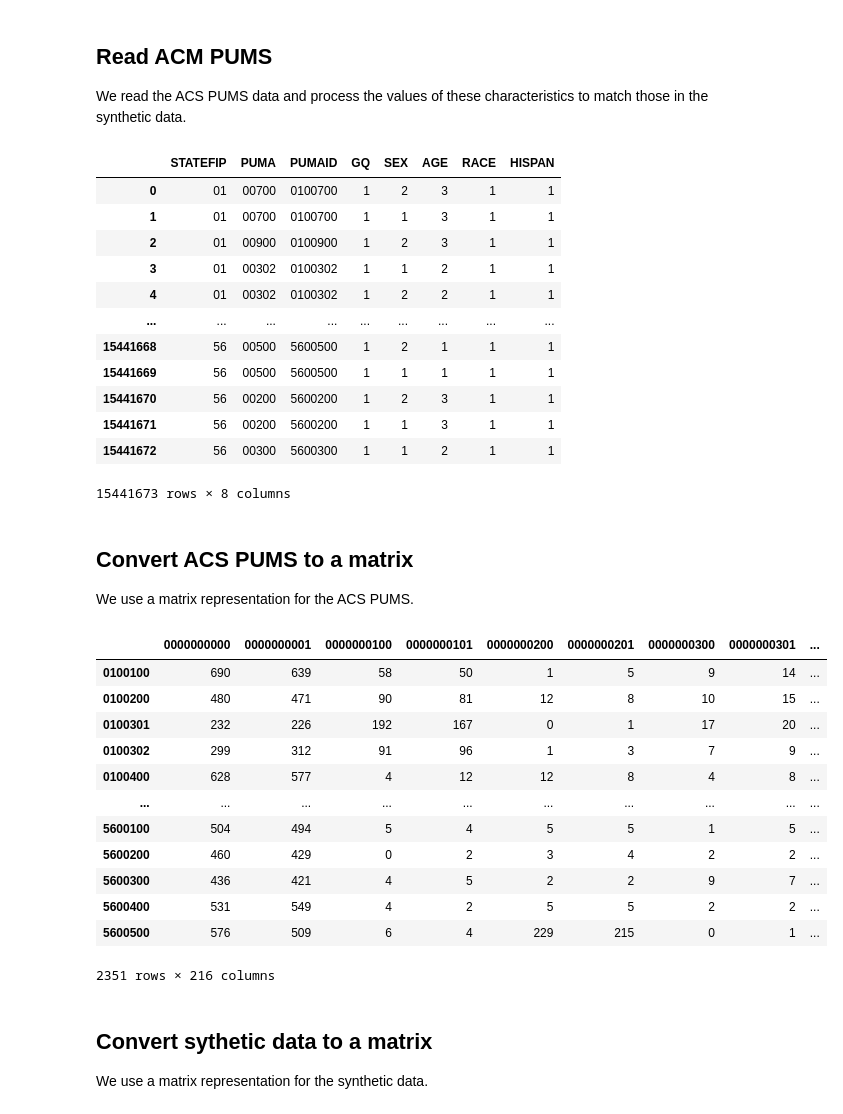
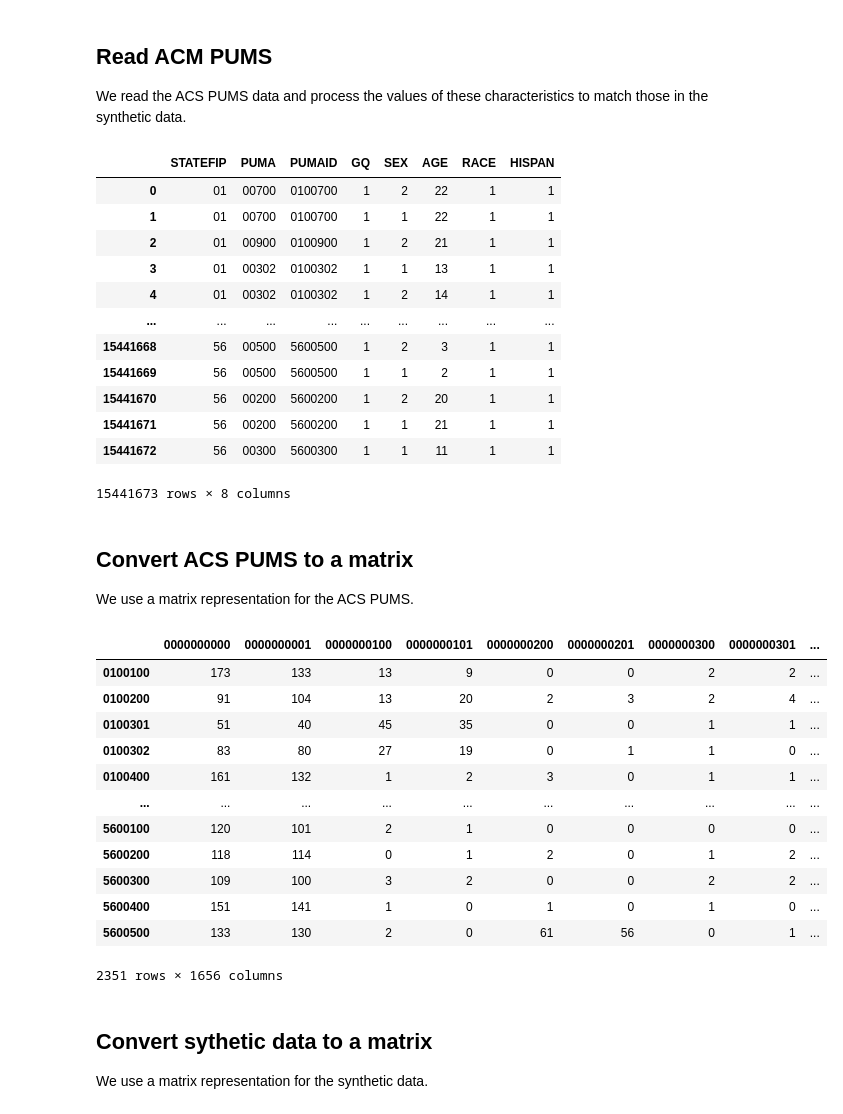
Before and after one commit to linyuehzzz/synthetic-populations, a Jupyter notebook: usa/validation.ipynb, the cells around one changed output. Cells and saved outputs as stored; diff of their text form; code cells hidden in the pictures.

```diff
--- a/usa/validation.ipynb
+++ b/usa/validation.ipynb
@@ -23,9 +23,29 @@ data_pums.loc[data_pums["GQ"] == 3, "GQ"] = 2
 data_pums.loc[data_pums["GQ"] == 4, "GQ"] = 3
 
 # AGE
-data_pums.loc[data_pums["AGE"] < 18, "AGE"] = 1
-data_pums.loc[(data_pums["AGE"] >= 18) & (data_pums["AGE"] < 65), "AGE"] = 2
-data_pums.loc[data_pums["AGE"] >= 65, "AGE"] = 3
+data_pums.loc[data_pums["AGE"] < 5, "AGE"] = 1
+data_pums.loc[(data_pums["AGE"] >= 5) & (data_pums["AGE"] <= 9), "AGE"] = 2
+data_pums.loc[(data_pums["AGE"] >= 10) & (data_pums["AGE"] <= 14), "AGE"] = 3
+data_pums.loc[(data_pums["AGE"] >= 15) & (data_pums["AGE"] <= 17), "AGE"] = 4
+data_pums.loc[(data_pums["AGE"] >= 18) & (data_pums["AGE"] <= 19), "AGE"] = 5
+data_pums.loc[data_pums["AGE"] == 20, "AGE"] = 6
+data_pums.loc[data_pums["AGE"] == 21, "AGE"] = 7
+data_pums.loc[(data_pums["AGE"] >= 22) & (data_pums["AGE"] <= 24), "AGE"] = 8
+data_pums.loc[(data_pums["AGE"] >= 25) & (data_pums["AGE"] <= 29), "AGE"] = 9
+data_pums.loc[(data_pums["AGE"] >= 30) & (data_pums["AGE"] <= 34), "AGE"] = 10
+data_pums.loc[(data_pums["AGE"] >= 35) & (data_pums["AGE"] <= 39), "AGE"] = 11
+data_pums.loc[(data_pums["AGE"] >= 40) & (data_pums["AGE"] <= 44), "AGE"] = 12
+data_pums.loc[(data_pums["AGE"] >= 45) & (data_pums["AGE"] <= 49), "AGE"] = 13
+data_pums.loc[(data_pums["AGE"] >= 50) & (data_pums["AGE"] <= 54), "AGE"] = 14
+data_pums.loc[(data_pums["AGE"] >= 55) & (data_pums["AGE"] <= 59), "AGE"] = 15
+data_pums.loc[(data_pums["AGE"] >= 60) & (data_pums["AGE"] <= 61), "AGE"] = 16
+data_pums.loc[(data_pums["AGE"] >= 62) & (data_pums["AGE"] <= 64), "AGE"] = 17
+data_pums.loc[(data_pums["AGE"] >= 65) & (data_pums["AGE"] <= 66), "AGE"] = 18
+data_pums.loc[(data_pums["AGE"] >= 67) & (data_pums["AGE"] <= 69), "AGE"] = 19
+data_pums.loc[(data_pums["AGE"] >= 70) & (data_pums["AGE"] <= 74), "AGE"] = 20
+data_pums.loc[(data_pums["AGE"] >= 75) & (data_pums["AGE"] <= 79), "AGE"] = 21
+data_pums.loc[(data_pums["AGE"] >= 80) & (data_pums["AGE"] <= 84), "AGE"] = 22
+data_pums.loc[data_pums["AGE"] >= 85, "AGE"] = 23
 
 # RACE
 data_pums.loc[(data_pums["RACE"] >= 4) & (data_pums["RACE"] <= 6), "RACE"] = 4
@@ -39,17 +59,17 @@ data_pums.loc[(data_pums["HISPAN"] == 0) | (data_pums["HISPAN"] == 9), "HISPAN"]
 data_pums
 # %% [output]
 |  | STATEFIP | PUMA | PUMAID | GQ | SEX | AGE | RACE | HISPAN |
-| 0 | 01 | 00700 | 0100700 | 1 | 2 | 3 | 1 | 1 |
-| 1 | 01 | 00700 | 0100700 | 1 | 1 | 3 | 1 | 1 |
-| 2 | 01 | 00900 | 0100900 | 1 | 2 | 3 | 1 | 1 |
-| 3 | 01 | 00302 | 0100302 | 1 | 1 | 2 | 1 | 1 |
-| 4 | 01 | 00302 | 0100302 | 1 | 2 | 2 | 1 | 1 |
+| 0 | 01 | 00700 | 0100700 | 1 | 2 | 22 | 1 | 1 |
+| 1 | 01 | 00700 | 0100700 | 1 | 1 | 22 | 1 | 1 |
+| 2 | 01 | 00900 | 0100900 | 1 | 2 | 21 | 1 | 1 |
+| 3 | 01 | 00302 | 0100302 | 1 | 1 | 13 | 1 | 1 |
+| 4 | 01 | 00302 | 0100302 | 1 | 2 | 14 | 1 | 1 |
 | ... | ... | ... | ... | ... | ... | ... | ... | ... |
-| 15441668 | 56 | 00500 | 5600500 | 1 | 2 | 1 | 1 | 1 |
-| 15441669 | 56 | 00500 | 5600500 | 1 | 1 | 1 | 1 | 1 |
-| 15441670 | 56 | 00200 | 5600200 | 1 | 2 | 3 | 1 | 1 |
-| 15441671 | 56 | 00200 | 5600200 | 1 | 1 | 3 | 1 | 1 |
-| 15441672 | 56 | 00300 | 5600300 | 1 | 1 | 2 | 1 | 1 |
+| 15441668 | 56 | 00500 | 5600500 | 1 | 2 | 3 | 1 | 1 |
+| 15441669 | 56 | 00500 | 5600500 | 1 | 1 | 2 | 1 | 1 |
+| 15441670 | 56 | 00200 | 5600200 | 1 | 2 | 20 | 1 | 1 |
+| 15441671 | 56 | 00200 | 5600200 | 1 | 1 | 21 | 1 | 1 |
+| 15441672 | 56 | 00300 | 5600300 | 1 | 1 | 11 | 1 | 1 |
 15441673 rows × 8 columns
 # %% [markdown]
 ## Convert ACS PUMS to a matrix
@@ -58,45 +78,45 @@ We use a matrix representation for the ACS PUMS.
 # %%
 ## PUMS to matrix
 import numpy as np
 import pandas as pd
 
-n1, n2, n3, n4, n5 = 3, 3, 2, 6, 2     # number of attribute combinations: HHGQ (3) ∗ AGE (3) ∗ HISPANIC (2) ∗ RACE (6) ∗ SEX (2)
+n1, n2, n3, n4, n5 = 3, 23, 2, 6, 2     # number of attribute combinations: HHGQ (3) ∗ AGE (23) ∗ HISPANIC (2) ∗ RACE (6) ∗ SEX (2)
 hist_names = np.empty((n1, n2, n3, n4, n5), dtype="U10")
 for k1 in range(n1):
     for k2 in range(n2):
         for k3 in range(n3):
             for k4 in range(n4):
                 for k5 in range(n5):
                     hist_names[k1, k2, k3, k4, k5] = str(k1).zfill(2) + str(k2).zfill(2) + str(k3).zfill(2) + str(k4).zfill(2) + str(k5).zfill(2)
 hist_names = hist_names.flatten()
 pumaids = [*set(data_pums['PUMAID'].to_list())]
 pumaids.sort()
 pums_hist = pd.DataFrame(0, index=range(len(pumaids)), columns=[hist_names])
 pums_hist.index = pumaids
 
 col_names = ["PUMAID", "GQ", "SEX", "AGE", "RACE", "HISPAN"]
 df = data_pums.groupby(col_names).size()
 for idx, item in df.items():
     pumaid = idx[0]
     name = str(idx[1]-1).zfill(2) + str(idx[3]-1).zfill(2) + str(idx[5]-1).zfill(2) + str(idx[4]-1).zfill(2) + str(idx[2]-1).zfill(2)
     pums_hist.at[pumaid, name] = int(item)
 
-# pums_hist.to_csv("data/usa_pums_hist.csv")
+pums_hist.to_csv("data/usa_pums_hist.csv")
 pums_hist
 # %% [output]
 |  | 0000000000 | 0000000001 | 0000000100 | 0000000101 | 0000000200 | 0000000201 | 0000000300 | 0000000301 | ... |
-| 0100100 | 690 | 639 | 58 | 50 | 1 | 5 | 9 | 14 | ... |
-| 0100200 | 480 | 471 | 90 | 81 | 12 | 8 | 10 | 15 | ... |
-| 0100301 | 232 | 226 | 192 | 167 | 0 | 1 | 17 | 20 | ... |
-| 0100302 | 299 | 312 | 91 | 96 | 1 | 3 | 7 | 9 | ... |
-| 0100400 | 628 | 577 | 4 | 12 | 12 | 8 | 4 | 8 | ... |
+| 0100100 | 173 | 133 | 13 | 9 | 0 | 0 | 2 | 2 | ... |
+| 0100200 | 91 | 104 | 13 | 20 | 2 | 3 | 2 | 4 | ... |
+| 0100301 | 51 | 40 | 45 | 35 | 0 | 0 | 1 | 1 | ... |
+| 0100302 | 83 | 80 | 27 | 19 | 0 | 1 | 1 | 0 | ... |
+| 0100400 | 161 | 132 | 1 | 2 | 3 | 0 | 1 | 1 | ... |
 | ... | ... | ... | ... | ... | ... | ... | ... | ... | ... |
-| 5600100 | 504 | 494 | 5 | 4 | 5 | 5 | 1 | 5 | ... |
-| 5600200 | 460 | 429 | 0 | 2 | 3 | 4 | 2 | 2 | ... |
-| 5600300 | 436 | 421 | 4 | 5 | 2 | 2 | 9 | 7 | ... |
-| 5600400 | 531 | 549 | 4 | 2 | 5 | 5 | 2 | 2 | ... |
-| 5600500 | 576 | 509 | 6 | 4 | 229 | 215 | 0 | 1 | ... |
+| 5600100 | 120 | 101 | 2 | 1 | 0 | 0 | 0 | 0 | ... |
+| 5600200 | 118 | 114 | 0 | 1 | 2 | 0 | 1 | 2 | ... |
+| 5600300 | 109 | 100 | 3 | 2 | 0 | 0 | 2 | 2 | ... |
+| 5600400 | 151 | 141 | 1 | 0 | 1 | 0 | 1 | 0 | ... |
+| 5600500 | 133 | 130 | 2 | 0 | 61 | 56 | 0 | 1 | ... |
-2351 rows × 216 columns
+2351 rows × 1656 columns
 # %% [markdown]
 ## Convert sythetic data to a matrix
 
```
Also changed, not shown: parts of 3 cells of this notebook, 4 other files.
